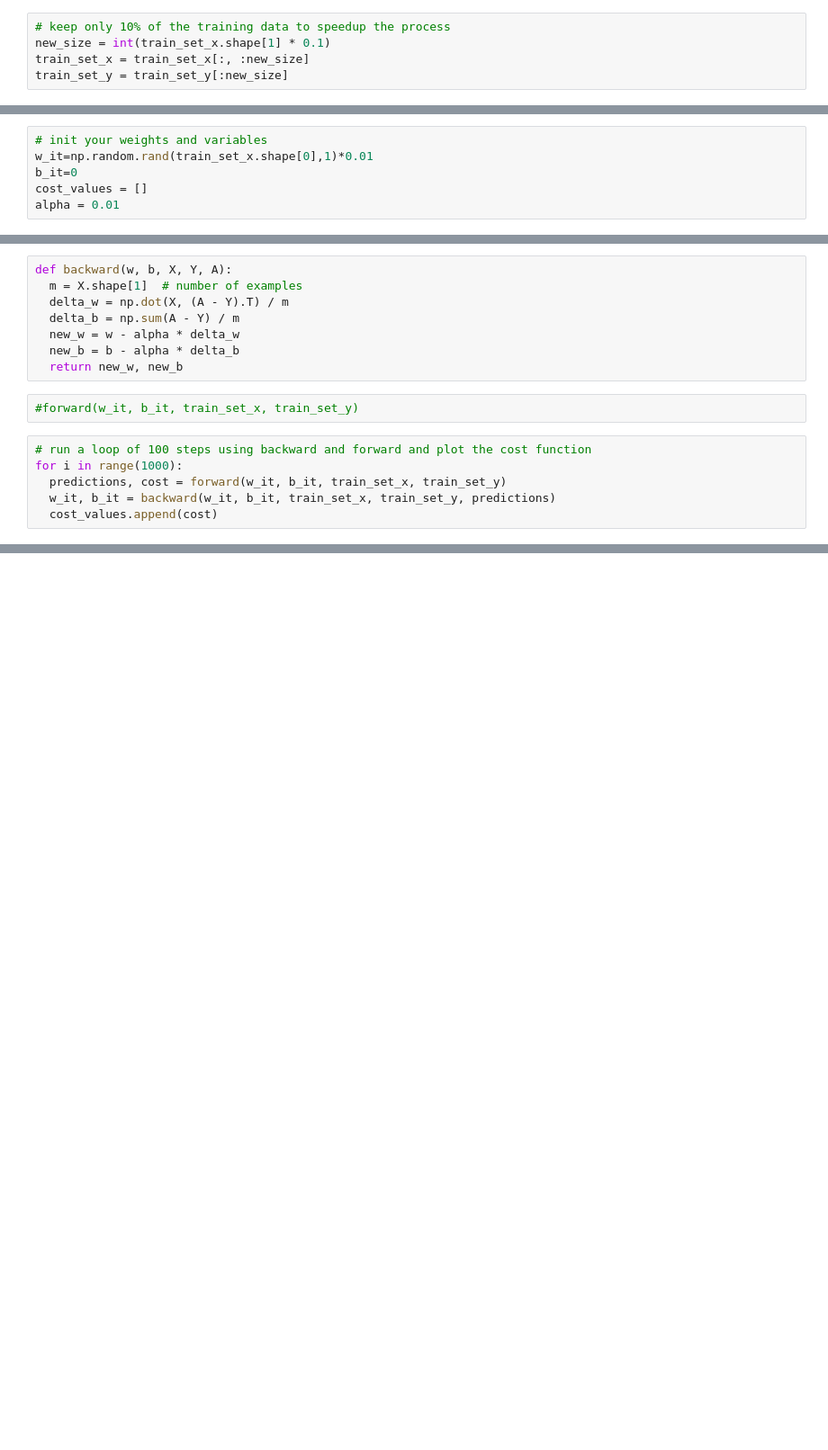
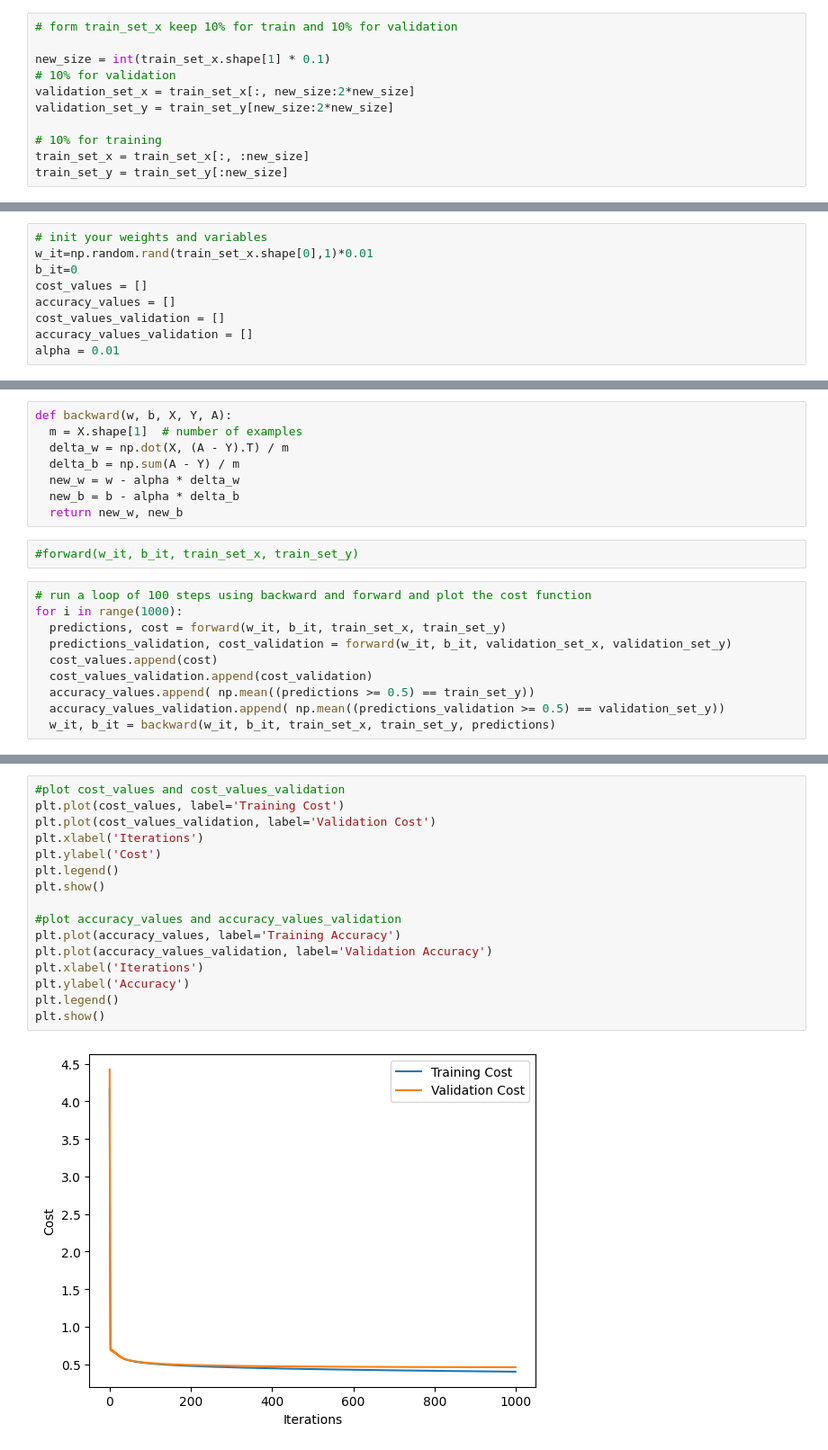
Before and after one commit to JawadRouen/DEEPLEARNING, a Jupyter notebook: notebooks/Deeplearning_Practice_3 solved.ipynb, the cells around one changed output, grey strips where cells are left out. Shown: that part at 90% size. Drawn from its saved outputs; the diff is of its cells as text; blank space fills up the shorter version.

```diff
--- a/notebooks/Deeplearning_Practice_3 solved.ipynb
+++ b/notebooks/Deeplearning_Practice_3 solved.ipynb
@@ -114,7 +135,13 @@ train_set_x.shape
 # %% [output]
 (3072, 10000)
 # %%
-# keep only 10% of the training data to speedup the process
+# form train_set_x keep 10% for train and 10% for validation
+
 new_size = int(train_set_x.shape[1] * 0.1)
+# 10% for validation
+validation_set_x = train_set_x[:, new_size:2*new_size]
+validation_set_y = train_set_y[new_size:2*new_size]
+
+# 10% for training
 train_set_x = train_set_x[:, :new_size]
 train_set_y = train_set_y[:new_size]
@@ -134,6 +165,9 @@ def sigmoid(z):
 w_it=np.random.rand(train_set_x.shape[0],1)*0.01
 b_it=0
 cost_values = []
+accuracy_values = []
+cost_values_validation = []
+accuracy_values_validation = []
 alpha = 0.01
 # %%
 def forward(w, b, X, Y):
@@ -156,5 +190,9 @@ def backward(w, b, X, Y, A):
 # run a loop of 100 steps using backward and forward and plot the cost function
 for i in range(1000):
   predictions, cost = forward(w_it, b_it, train_set_x, train_set_y)
+  predictions_validation, cost_validation = forward(w_it, b_it, validation_set_x, validation_set_y)
+  cost_values.append(cost)
+  cost_values_validation.append(cost_validation)
+  accuracy_values.append( np.mean((predictions >= 0.5) == train_set_y))
+  accuracy_values_validation.append( np.mean((predictions_validation >= 0.5) == validation_set_y))
   w_it, b_it = backward(w_it, b_it, train_set_x, train_set_y, predictions)
-  cost_values.append(cost)
@@ -167,0 +199,18 @@ plt.plot(cost_values)
+# %%
+#plot cost_values and cost_values_validation
+plt.plot(cost_values, label='Training Cost')
+plt.plot(cost_values_validation, label='Validation Cost')
+plt.xlabel('Iterations')
+plt.ylabel('Cost')
+plt.legend()
+plt.show()
+
+#plot accuracy_values and accuracy_values_validation
+plt.plot(accuracy_values, label='Training Accuracy')
+plt.plot(accuracy_values_validation, label='Validation Accuracy')
+plt.xlabel('Iterations')
+plt.ylabel('Accuracy')
+plt.legend()
+plt.show()
+# %% [output]
+[figure, added]
```
Also changed, not shown: parts of 8 cells of this notebook.
